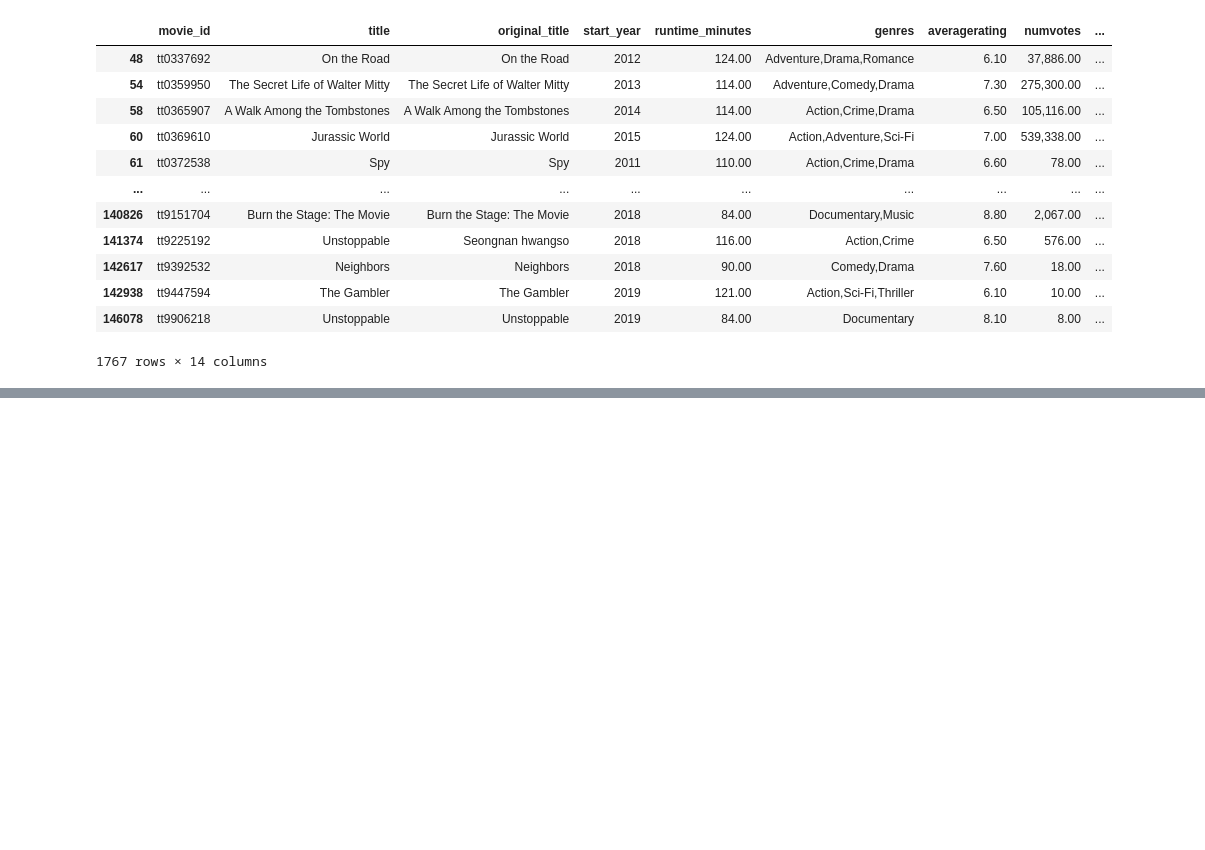
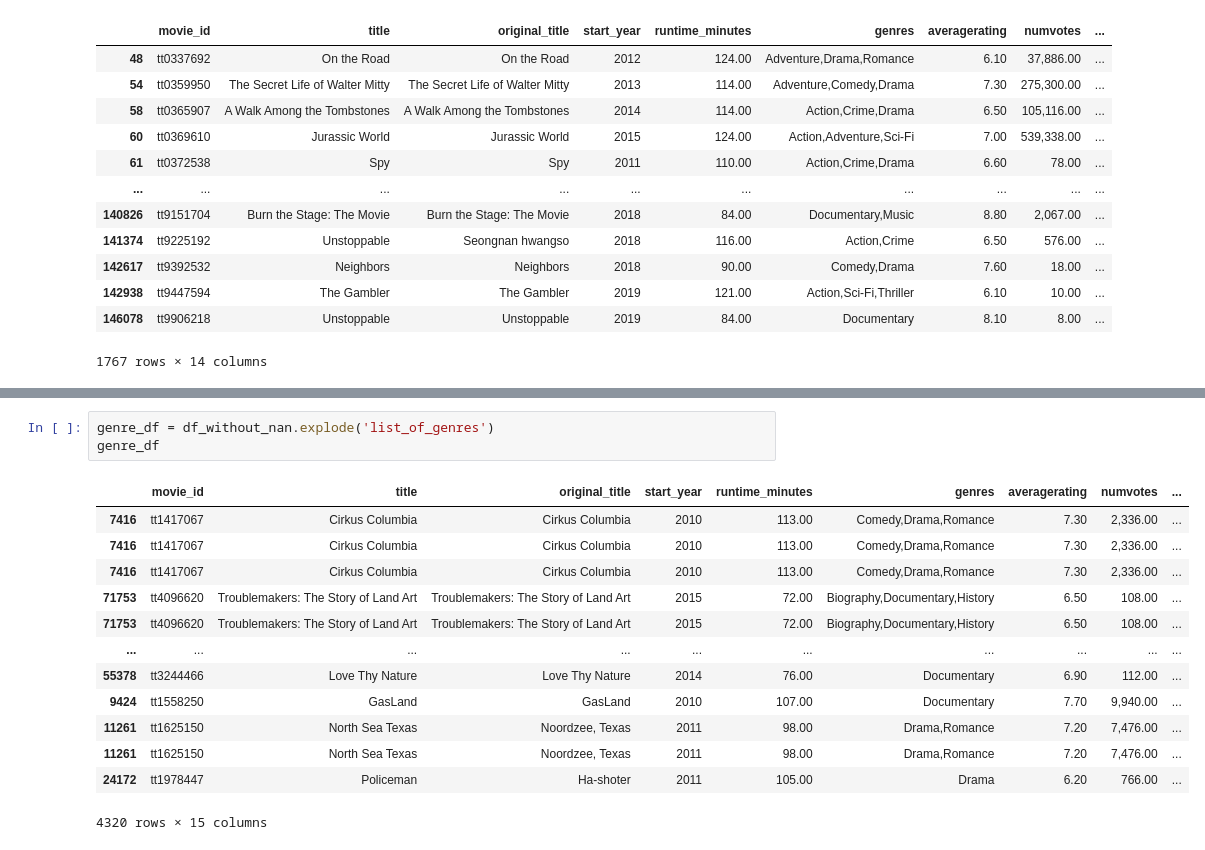
Before and after one commit to GusVilla303/dsc-phase-1-project, a Jupyter notebook: microsoft-movie-analysis.ipynb, the cells around one changed output, grey strips where cells are left out. Drawn from its saved outputs; the diff is of its cells as text; blank space fills up the shorter version.

```diff
--- a/microsoft-movie-analysis.ipynb
+++ b/microsoft-movie-analysis.ipynb
@@ -406,0 +489,17 @@ budgets_sorted_df
+# %%
+genre_df = df_without_nan.explode('list_of_genres')
+genre_df
+# %% [output]
+|  | movie_id | title | original_title | start_year | runtime_minutes | genres | averagerating | numvotes | ... |
+| 7416 | tt1417067 | Cirkus Columbia | Cirkus Columbia | 2010 | 113.00 | Comedy,Drama,Romance | 7.30 | 2,336.00 | ... |
+| 7416 | tt1417067 | Cirkus Columbia | Cirkus Columbia | 2010 | 113.00 | Comedy,Drama,Romance | 7.30 | 2,336.00 | ... |
+| 7416 | tt1417067 | Cirkus Columbia | Cirkus Columbia | 2010 | 113.00 | Comedy,Drama,Romance | 7.30 | 2,336.00 | ... |
+| 71753 | tt4096620 | Troublemakers: The Story of Land Art | Troublemakers: The Story of Land Art | 2015 | 72.00 | Biography,Documentary,History | 6.50 | 108.00 | ... |
+| 71753 | tt4096620 | Troublemakers: The Story of Land Art | Troublemakers: The Story of Land Art | 2015 | 72.00 | Biography,Documentary,History | 6.50 | 108.00 | ... |
+| ... | ... | ... | ... | ... | ... | ... | ... | ... | ... |
+| 55378 | tt3244466 | Love Thy Nature | Love Thy Nature | 2014 | 76.00 | Documentary | 6.90 | 112.00 | ... |
+| 9424 | tt1558250 | GasLand | GasLand | 2010 | 107.00 | Documentary | 7.70 | 9,940.00 | ... |
+| 11261 | tt1625150 | North Sea Texas | Noordzee, Texas | 2011 | 98.00 | Drama,Romance | 7.20 | 7,476.00 | ... |
+| 11261 | tt1625150 | North Sea Texas | Noordzee, Texas | 2011 | 98.00 | Drama,Romance | 7.20 | 7,476.00 | ... |
+| 24172 | tt1978447 | Policeman | Ha-shoter | 2011 | 105.00 | Drama | 6.20 | 766.00 | ... |
+4320 rows × 15 columns
```
Also changed, not shown: parts of 21 cells of this notebook.
